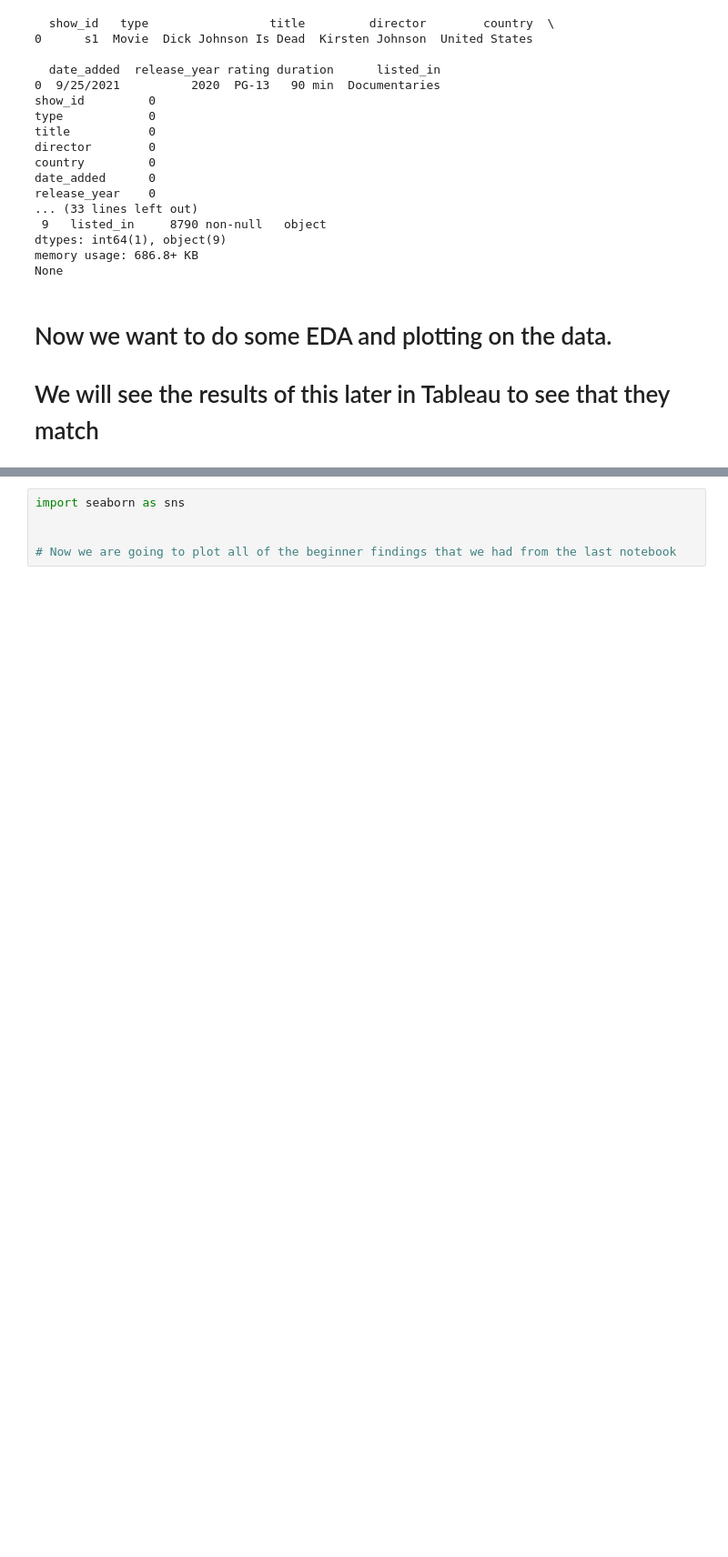
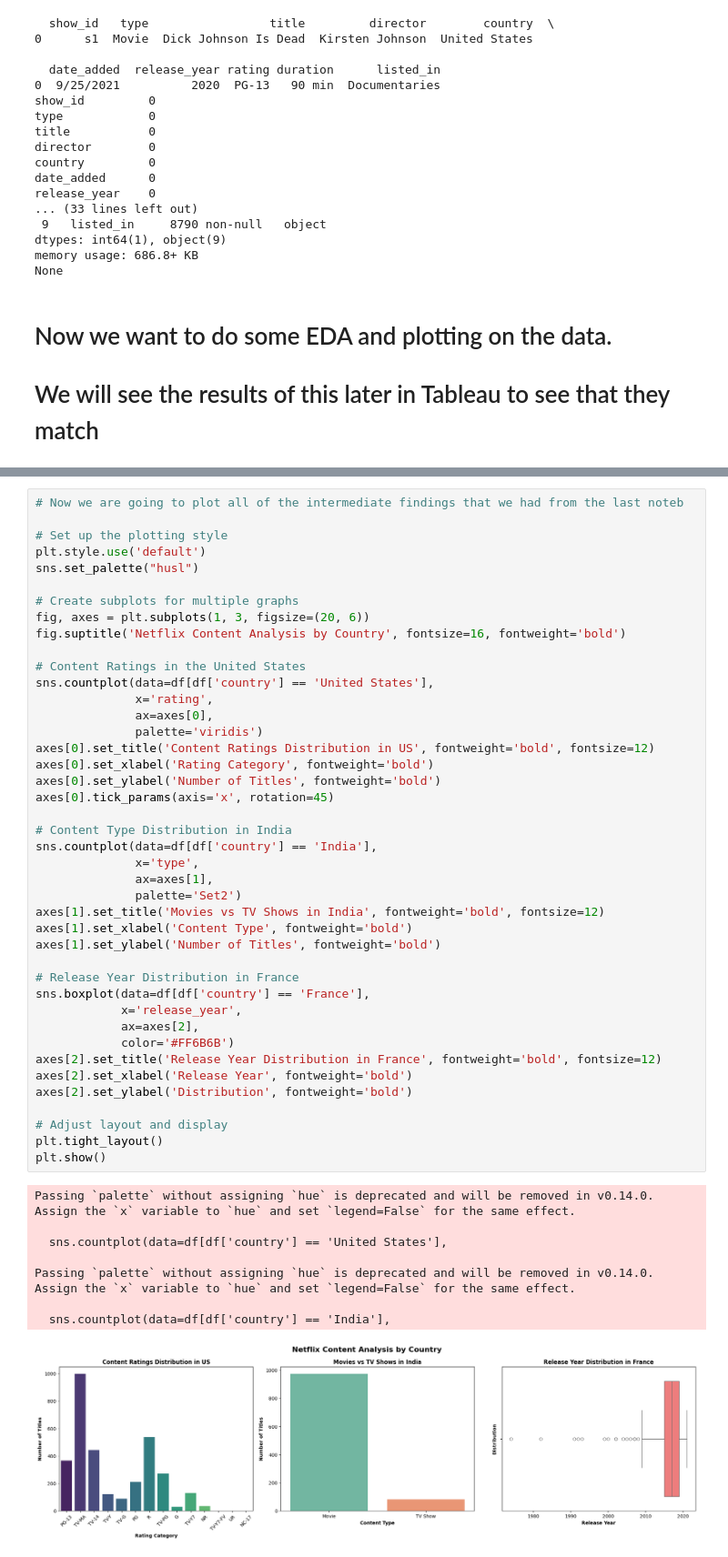
Before and after one commit to AndrewHlavacek/EDA_Netflix, a Jupyter notebook: Cleanup.ipynb, the cells around one changed output, grey strips where cells are left out. Shown at 91% size. Cells and saved outputs as stored; diff of their text form; blank space fills up the shorter version.

Commit message:
final touches for the actual coding will format later

```diff
--- a/Cleanup.ipynb
+++ b/Cleanup.ipynb
@@ -172,5 +251,51 @@ plt.show()
-# %%
-import seaborn as sns
-
-
-# Now we are going to plot all of the beginner findings that we had from the last notebook
+# %%
+# Now we are going to plot all of the intermediate findings that we had from the last noteb
+
+# Set up the plotting style
+plt.style.use('default')
+sns.set_palette("husl")
+
+# Create subplots for multiple graphs
+fig, axes = plt.subplots(1, 3, figsize=(20, 6))
+fig.suptitle('Netflix Content Analysis by Country', fontsize=16, fontweight='bold')
+
+# Content Ratings in the United States
+sns.countplot(data=df[df['country'] == 'United States'],
+              x='rating',
+              ax=axes[0],
+              palette='viridis')
+axes[0].set_title('Content Ratings Distribution in US', fontweight='bold', fontsize=12)
+axes[0].set_xlabel('Rating Category', fontweight='bold')
+axes[0].set_ylabel('Number of Titles', fontweight='bold')
+axes[0].tick_params(axis='x', rotation=45)
+
+# Content Type Distribution in India
+sns.countplot(data=df[df['country'] == 'India'],
+              x='type',
+              ax=axes[1],
+              palette='Set2')
+axes[1].set_title('Movies vs TV Shows in India', fontweight='bold', fontsize=12)
+axes[1].set_xlabel('Content Type', fontweight='bold')
+axes[1].set_ylabel('Number of Titles', fontweight='bold')
+
+# Release Year Distribution in France
+sns.boxplot(data=df[df['country'] == 'France'],
+            x='release_year',
+            ax=axes[2],
+            color='#FF6B6B')
+axes[2].set_title('Release Year Distribution in France', fontweight='bold', fontsize=12)
+axes[2].set_xlabel('Release Year', fontweight='bold')
+axes[2].set_ylabel('Distribution', fontweight='bold')
+
+# Adjust layout and display
+plt.tight_layout()
+plt.show()
+# %% [output]
+Passing `palette` without assigning `hue` is deprecated and will be removed in v0.14.0. Assign the `x` variable to `hue` and set `legend=False` for the same effect.
+
+  sns.countplot(data=df[df['country'] == 'United States'],
+
+Passing `palette` without assigning `hue` is deprecated and will be removed in v0.14.0. Assign the `x` variable to `hue` and set `legend=False` for the same effect.
+
+  sns.countplot(data=df[df['country'] == 'India'],
+[figure, added]
```
Also changed, not shown: parts of 4 cells of this notebook, 3 other files.
